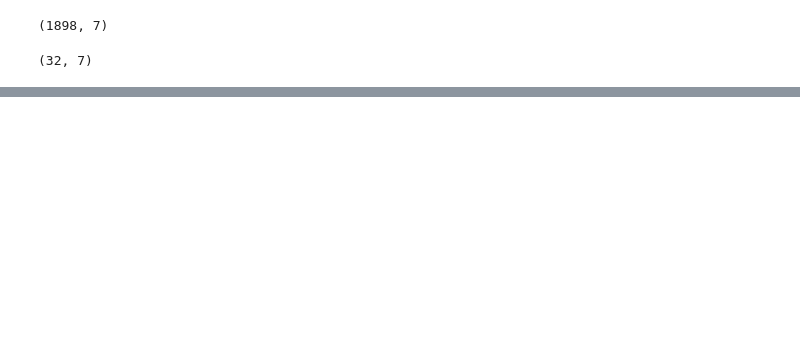
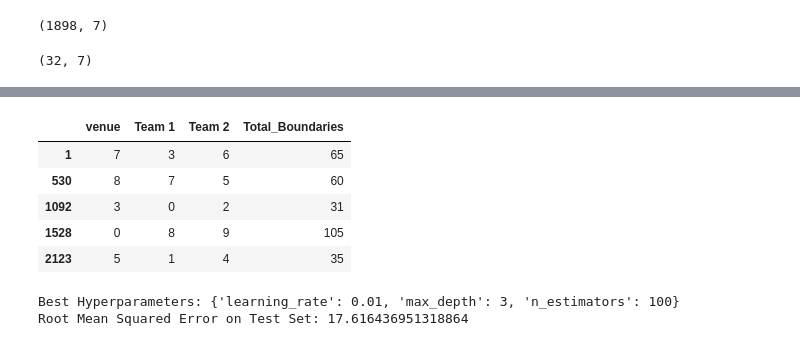
Before and after one commit to bhavan-bhatt/Gnosis-CP01, a Jupyter notebook: CP-3/Nishit-202311026/Task-1_CP-03.ipynb, the cells around one changed output, grey strips where cells are left out. Saved outputs shown, nothing was run; the diff lists cells and outputs as text; code cells hidden in the pictures; blank space fills up the shorter version.

```diff
--- a/CP-3/Nishit-202311026/Task-1_CP-03.ipynb
+++ b/CP-3/Nishit-202311026/Task-1_CP-03.ipynb
@@ -133,0 +138,12 @@ filtered_df_unique
+# %%
+filtered_df_unique = filtered_df_unique.drop(columns=['match_id','innings',])
+# %%
+filtered_df_unique = filtered_df_unique.drop(columns=['runs_off_bat'])
+# %%
+from sklearn.preprocessing import LabelEncoder
+le = LabelEncoder()
+lst = ['venue','batting_team','bowling_team']
+for i in lst:
+    filtered_df_unique[i] = le.fit_transform(filtered_df_unique[i])
+    le_name_mapping = dict(zip(le.classes_, le.transform(le.classes_)))
+    print(le_name_mapping)
@@ -133,0 +154,11 @@ filtered_df_unique
+# %%
+filtered_df_unique.rename(columns={'batting_team': 'Team 1', 'bowling_team': 'Team 2'}, inplace=True)
+# %%
+filtered_df_unique.head()
+# %% [output]
+|  | venue | Team 1 | Team 2 | Total_Boundaries |
+| 1 | 7 | 3 | 6 | 65 |
+| 530 | 8 | 7 | 5 | 60 |
+| 1092 | 3 | 0 | 2 | 31 |
+| 1528 | 0 | 8 | 9 | 105 |
+| 2123 | 5 | 1 | 4 | 35 |
@@ -133,0 +171,30 @@ filtered_df_unique
+# %%
+import xgboost as xgb
+import numpy as np
+import xgboost as xgb
+from sklearn.model_selection import train_test_split,GridSearchCV
+from sklearn.metrics import mean_squared_error,r2_score
+
+
+param_grid = {
+    'learning_rate': [0.01, 0.1, 0.2],
+    'max_depth': [3, 4, 5],
+    'n_estimators': [100, 200, 300]
+}
+
+xg_reg = xgb.XGBRegressor(objective='reg:squarederror')
+
+grid_search = GridSearchCV(estimator=xg_reg, param_grid=param_grid, scoring='neg_mean_squared_error', cv=5)
+
+grid_search.fit(X_train, y_train)
+
+best_params = grid_search.best_params_
+print(f'Best Hyperparameters: {best_params}')
+
+best_model = grid_search.best_estimator_
+y_pred = best_model.predict(X_test)
+mse = mean_squared_error(y_test, y_pred)
+print("Root Mean Squared Error on Test Set:", np.sqrt(mse))
+# %% [output]
+Best Hyperparameters: {'learning_rate': 0.01, 'max_depth': 3, 'n_estimators': 100}
+Root Mean Squared Error on Test Set: 17.616436951318864
```
Also changed, not shown: parts of 7 cells of this notebook.
